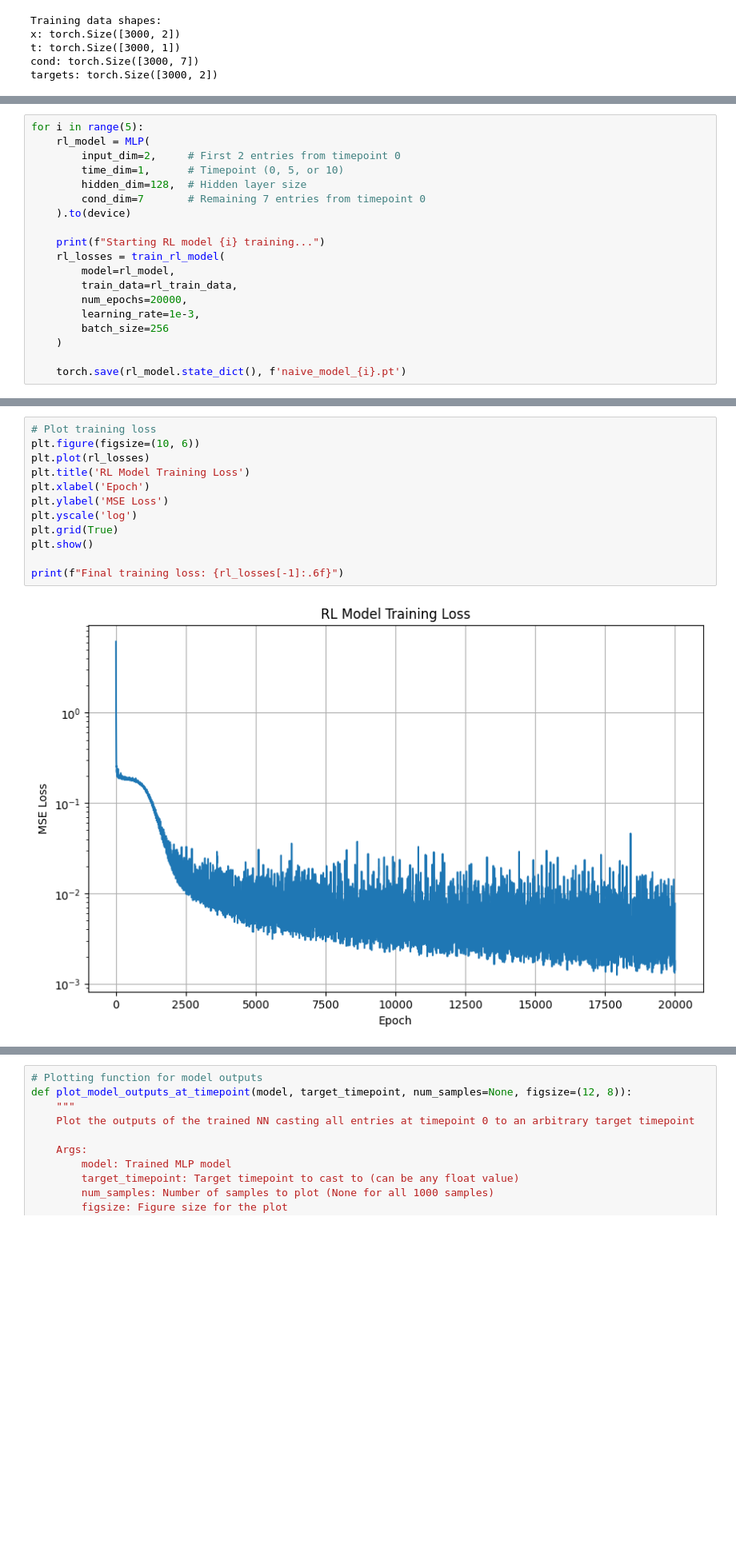
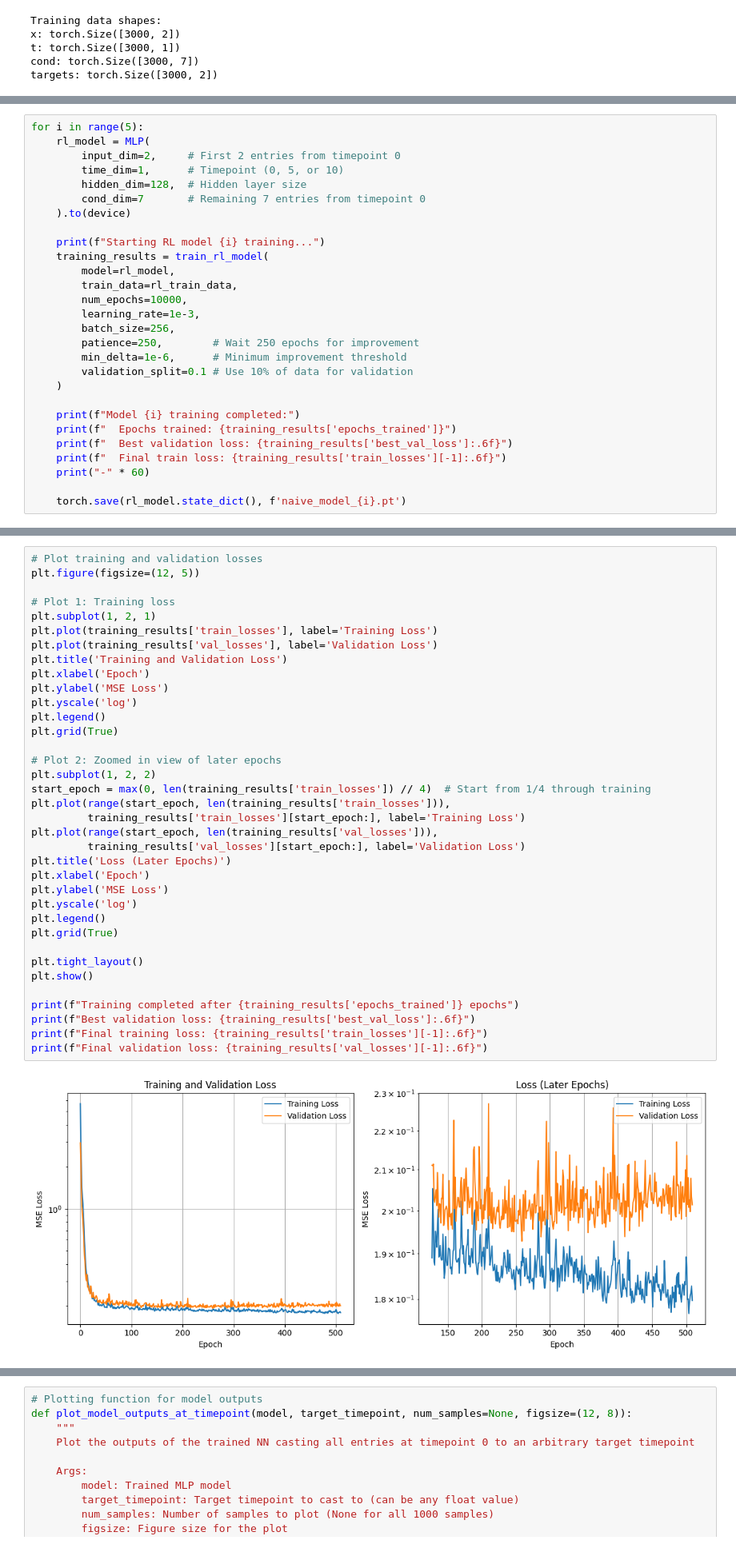
Before and after one commit to harrya32/HTI, a Jupyter notebook: rebuttal_baselines/naive_nn_baseline.ipynb, the cells around one changed output, grey strips where cells are left out. Shown at 80% size. Saved outputs shown, nothing was run; the diff lists cells and outputs as text; blank space fills up the shorter version.

```diff
--- a/rebuttal_baselines/naive_nn_baseline.ipynb
+++ b/rebuttal_baselines/naive_nn_baseline.ipynb
@@ -350,14 +417,23 @@ for i in range(5):
     ).to(device)
 
     print(f"Starting RL model {i} training...")
-    rl_losses = train_rl_model(
+    training_results = train_rl_model(
         model=rl_model,
         train_data=rl_train_data,
-        num_epochs=20000,
+        num_epochs=10000,
         learning_rate=1e-3,
-        batch_size=256
+        batch_size=256,
+        patience=250,        # Wait 250 epochs for improvement
+        min_delta=1e-6,      # Minimum improvement threshold
+        validation_split=0.1 # Use 10% of data for validation
     )
 
+    print(f"Model {i} training completed:")
+    print(f"  Epochs trained: {training_results['epochs_trained']}")
+    print(f"  Best validation loss: {training_results['best_val_loss']:.6f}")
+    print(f"  Final train loss: {training_results['train_losses'][-1]:.6f}")
+    print("-" * 60)
+
     torch.save(rl_model.state_dict(), f'naive_model_{i}.pt')
 # %% [output]
 Starting RL model 0 training...
@@ -380,14 +456,38 @@ Epoch [20000/20000], Average Loss: 0.002600
 # %%
-# Plot training loss
-plt.figure(figsize=(10, 6))
-plt.plot(rl_losses)
-plt.title('RL Model Training Loss')
+# Plot training and validation losses
+plt.figure(figsize=(12, 5))
+
+# Plot 1: Training loss
+plt.subplot(1, 2, 1)
+plt.plot(training_results['train_losses'], label='Training Loss')
+plt.plot(training_results['val_losses'], label='Validation Loss')
+plt.title('Training and Validation Loss')
 plt.xlabel('Epoch')
 plt.ylabel('MSE Loss')
 plt.yscale('log')
+plt.legend()
 plt.grid(True)
+
+# Plot 2: Zoomed in view of later epochs
+plt.subplot(1, 2, 2)
+start_epoch = max(0, len(training_results['train_losses']) // 4)  # Start from 1/4 through training
+plt.plot(range(start_epoch, len(training_results['train_losses'])),
+         training_results['train_losses'][start_epoch:], label='Training Loss')
+plt.plot(range(start_epoch, len(training_results['val_losses'])),
+         training_results['val_losses'][start_epoch:], label='Validation Loss')
+plt.title('Loss (Later Epochs)')
+plt.xlabel('Epoch')
+plt.ylabel('MSE Loss')
+plt.yscale('log')
+plt.legend()
+plt.grid(True)
+
+plt.tight_layout()
 plt.show()
 
-print(f"Final training loss: {rl_losses[-1]:.6f}")
+print(f"Training completed after {training_results['epochs_trained']} epochs")
+print(f"Best validation loss: {training_results['best_val_loss']:.6f}")
+print(f"Final training loss: {training_results['train_losses'][-1]:.6f}")
+print(f"Final validation loss: {training_results['val_losses'][-1]:.6f}")
 # %% [output]
-[figure, old version]
+[figure, new version]
```
Also changed, not shown: parts of 8 cells of this notebook, 7 other files.
